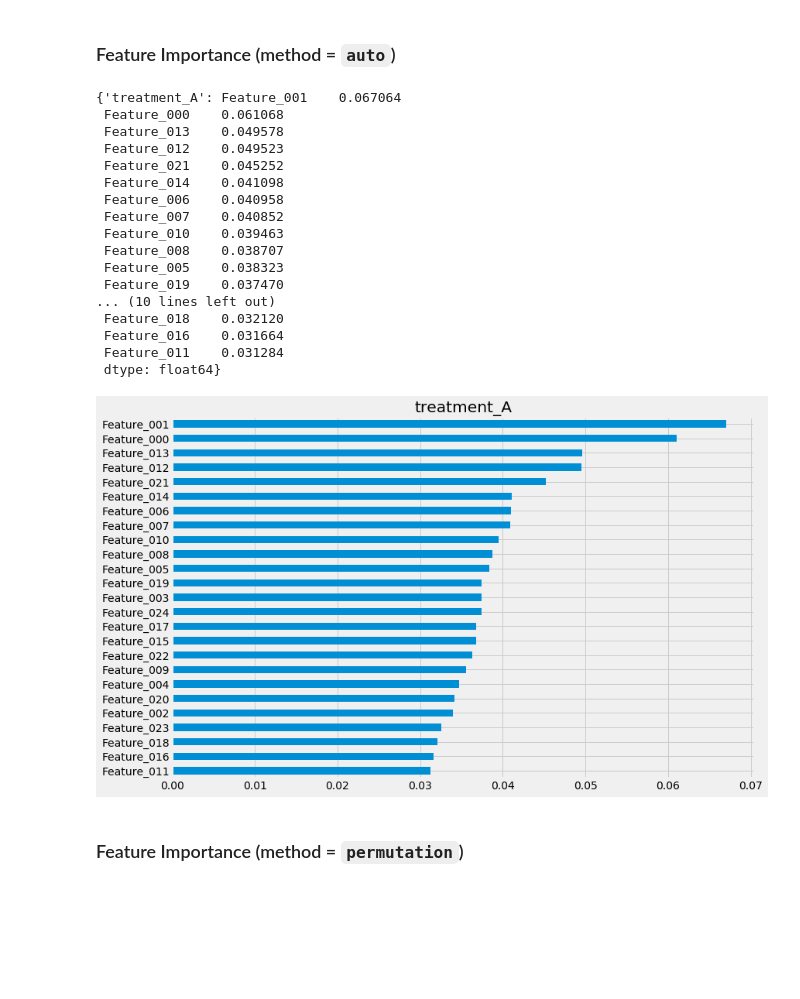
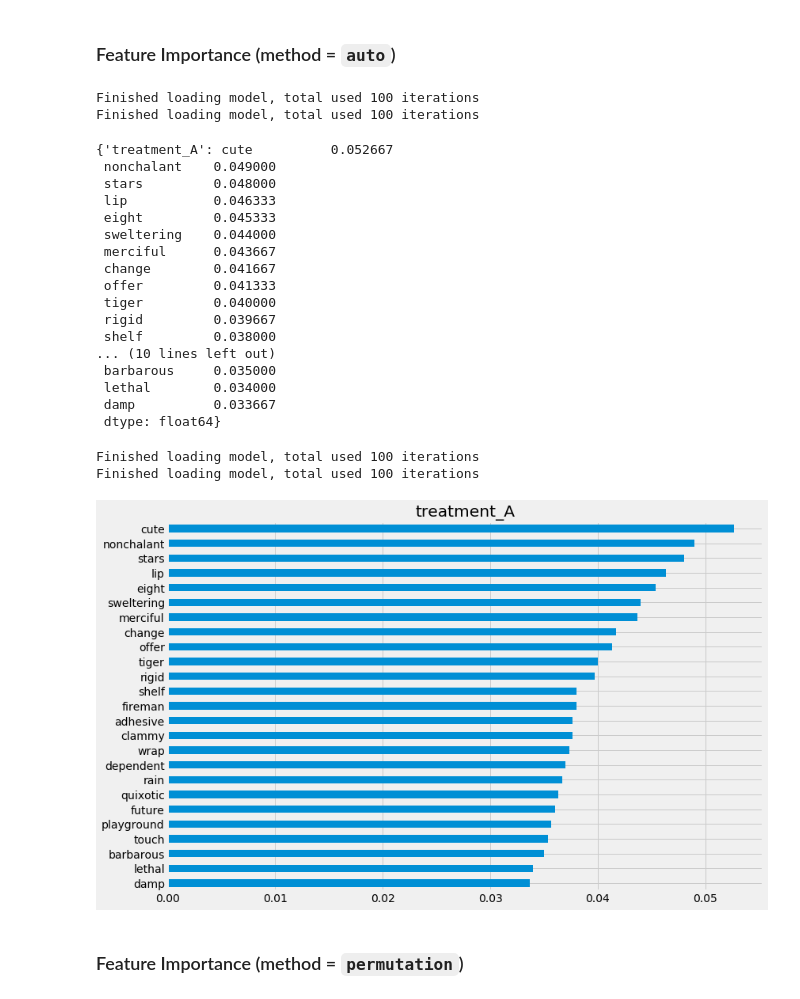
Before and after one commit to uber/causalml, a Jupyter notebook: examples/feature_interpretations_example.ipynb, the cells around one changed output. Drawn from its saved outputs; the diff is of its cells as text; code cells hidden in the pictures; blank space fills up the shorter version.

```diff
--- a/examples/feature_interpretations_example.ipynb
+++ b/examples/feature_interpretations_example.ipynb
@@ -442,34 +582,45 @@ xlearner.plot_shap_dependence(treatment_group='treatment_A',
 # %% [markdown]
 ## R Learner
 # %%
-rlearner = BaseRRegressor(LGBMRegressor(importance_type='gain'), control_name='control')
+rlearner = BaseRRegressor(LGBMRegressor(), control_name='control')
 rlearner_tau = rlearner.fit_predict(X, e_multi, w_multi, y)
 # %% [markdown]
 ### Feature Importance (method = `auto`)
 # %%
-rlearner.get_importance(X=X, tau=rlearner_tau, normalize=True, method='auto')
+rlearner.get_importance(X=X,
+                        tau=rlearner_tau,
+                        normalize=True,
+                        method='auto',
+                        features=feature_names)
 # %% [output]
-{'treatment_A': Feature_001    0.067064
- Feature_000    0.061068
- Feature_013    0.049578
- Feature_012    0.049523
- Feature_021    0.045252
- Feature_014    0.041098
- Feature_006    0.040958
- Feature_007    0.040852
- Feature_010    0.039463
- Feature_008    0.038707
- Feature_005    0.038323
- Feature_019    0.037470
-... (10 lines left out)
- Feature_018    0.032120
- Feature_016    0.031664
- Feature_011    0.031284
- dtype: float64}
+Finished loading model, total used 100 iterations
+Finished loading model, total used 100 iterations
+{'treatment_A': cute          0.052667
+ nonchalant    0.049000
+ stars         0.048000
+ lip           0.046333
+ eight         0.045333
+ sweltering    0.044000
+ merciful      0.043667
+ change        0.041667
+ offer         0.041333
+ tiger         0.040000
+ rigid         0.039667
+ shelf         0.038000
+... (10 lines left out)
+ barbarous     0.035000
+ lethal        0.034000
+ damp          0.033667
+ dtype: float64}
 # %%
-rlearner.plot_importance(X=X, tau=rlearner_tau, method='auto')
+rlearner.plot_importance(X=X,
+                         tau=rlearner_tau,
+                         method='auto',
+                         features=feature_names)
 # %% [output]
+Finished loading model, total used 100 iterations
+Finished loading model, total used 100 iterations
-[figure, old version]
+[figure, new version]
 # %% [markdown]
 ### Feature Importance (method = `permutation`)
 # %%
```
Also changed, not shown: parts of 66 cells of this notebook.
